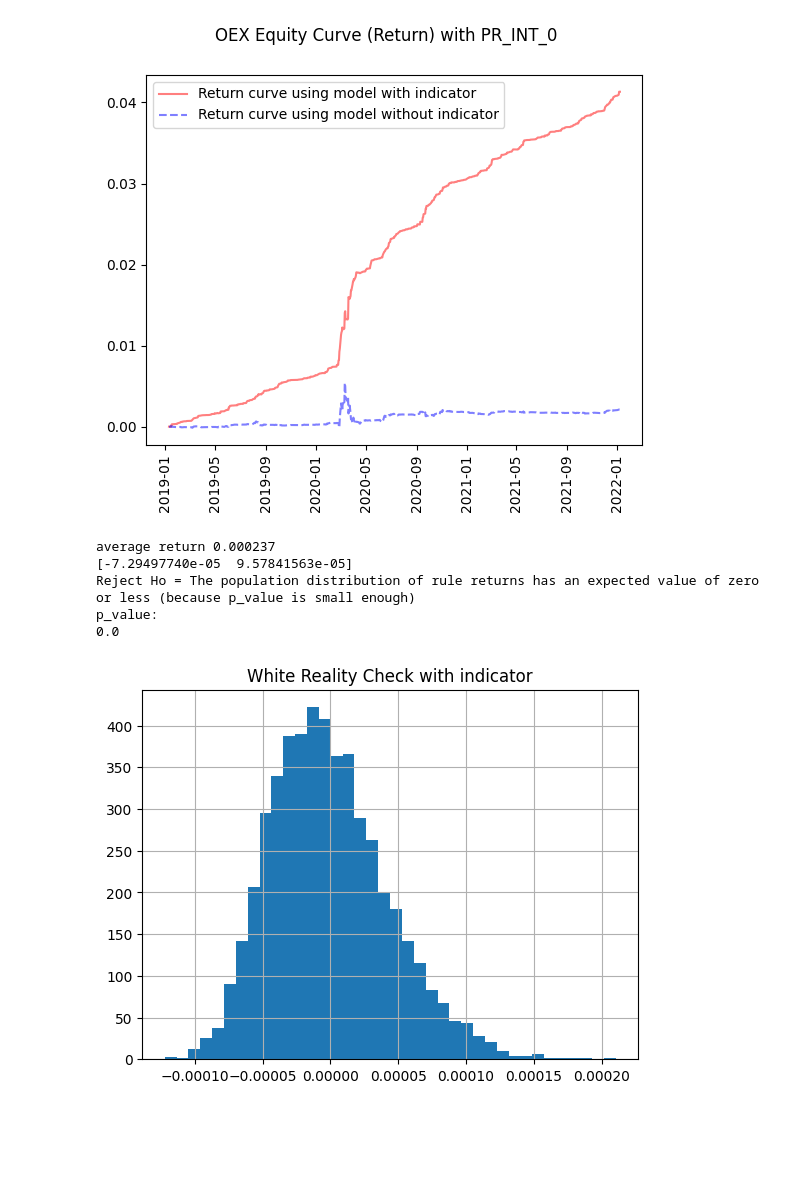
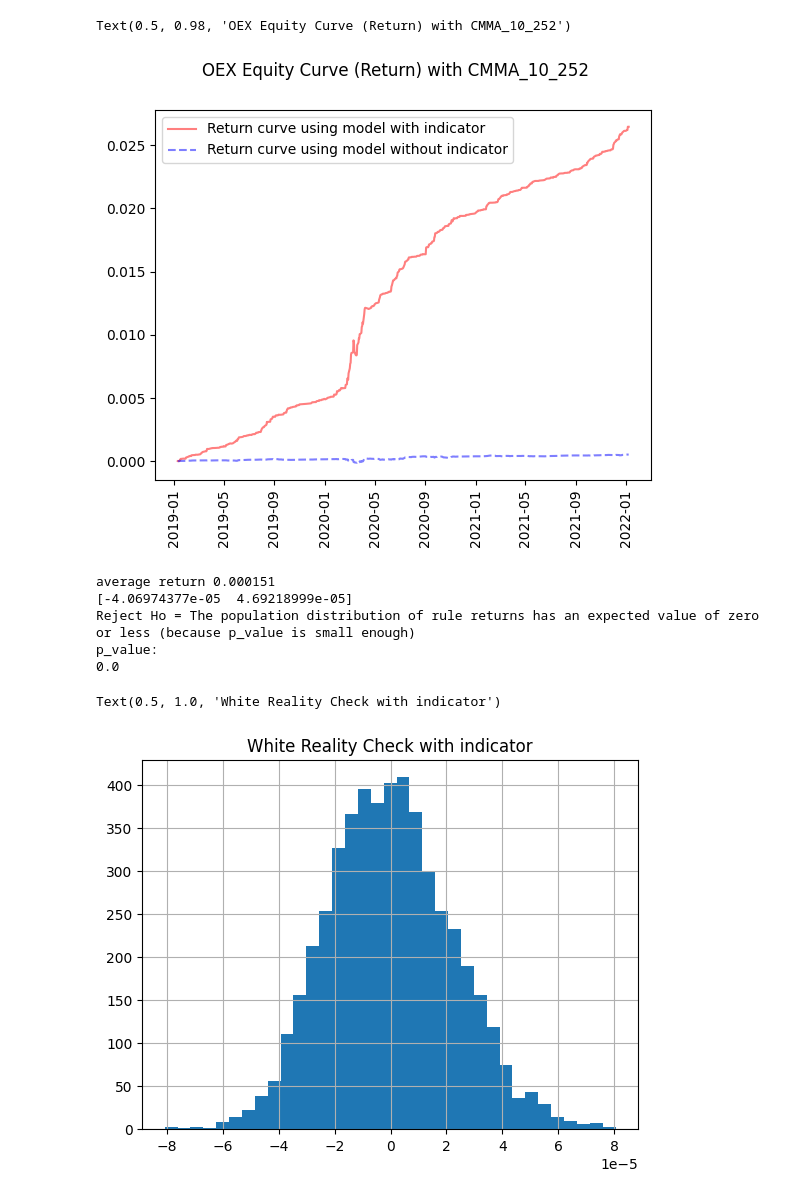
Before and after one commit to harrisyang611/timothy_indicator_project, a Jupyter notebook: notebook/construct_equity_plot.ipynb, the cells around one changed output. Cells and saved outputs as stored; diff of their text form; code cells hidden in the pictures; blank space fills up the shorter version.

```diff
--- a/notebook/construct_equity_plot.ipynb
+++ b/notebook/construct_equity_plot.ipynb
@@ -57 +28,19 @@ base_model = load(f'../model_joblib/{ticker_name}_gb_base.joblib')
+# %%
+ticker_name = 'OEX'
+indicator_name = 'CMMA_10_252'
+model_name = 'ridge'
+model = load(f'./testing_data/{ticker_name}_{model_name}_{indicator_name}.joblib')
+base_model = load(f'./testing_data/{ticker_name}_{model_name}_base.joblib')
+# %%
+df = pd.read_csv(f'./testing_data/{ticker_name}_full.csv')
+
+df['Date'] = pd.to_datetime(df['Date'], format = '%Y%m%d')
+df = df.set_index('Date')
+for n in list(range(1,15)):
+    name = 'ret' + str(n)
+    df[name] = df['Open'].pct_change(periods=n)#for trading with open
+
+df['retFut1'] = df['Open'].pct_change(1).shift(-1).fillna(0)
+base_col = ['ret1', 'ret2', 'ret3', 'ret4', 'ret5', 'ret6', 'ret7', 'ret8', 'ret9',
+    'ret10', 'ret11', 'ret12', 'ret13', 'ret14']
 # %%
@@ -127,22 +100,24 @@ plt.plot(X_test_res.index, X_test_res['pred_cumret_base'], label = "Return curve
 plt.xticks(rotation=90)
 plt.legend()
 plt.suptitle(f'{ticker_name} Equity Curve (Return) with {indicator_name}')
-plt.savefig(f'../imgs/{ticker_name}_{indicator_name}_curve')
+# plt.savefig(f'../imgs/{ticker_name}_{indicator_name}_curve')
 # %% [output]
+Text(0.5, 0.98, 'OEX Equity Curve (Return) with CMMA_10_252')
-[figure, old version]
+[figure, new version]
 # %%
-detrended_open = stats_check.detrendPrice(X_test_res['true_open'] )
+detrended_open = detrendPrice(X_test_res['true_open'] )
 detrended_retFut1 = detrended_open.pct_change(periods=1).shift(-1).fillna(0)
 detrended_syst_rets = detrended_retFut1 * pd.Series(list(X_test_res['pred_ret'])).fillna(0)
-stats_check.bootstrap(detrended_syst_rets)
+bootstrap(detrended_syst_rets)
 plt.title('White Reality Check with indicator')
-plt.savefig(f'../imgs/{ticker_name}_{indicator_name}_white_reality')
+# plt.savefig(f'../imgs/{ticker_name}_{indicator_name}_white_reality')
 # %% [output]
-average return 0.000237
-[-7.29497740e-05  9.57841563e-05]
+average return 0.000151
+[-4.06974377e-05  4.69218999e-05]
 Reject Ho = The population distribution of rule returns has an expected value of zero or less (because p_value is small enough)
 p_value:
 0.0
+Text(0.5, 1.0, 'White Reality Check with indicator')
-[figure, old version]
+[figure, new version]
 # %%
 detrended_syst_rets = detrended_retFut1 * pd.Series(list(X_test_res['pred_ret_base'])).fillna(0)
```
Also changed, not shown: parts of 14 cells of this notebook, 6 other files.
